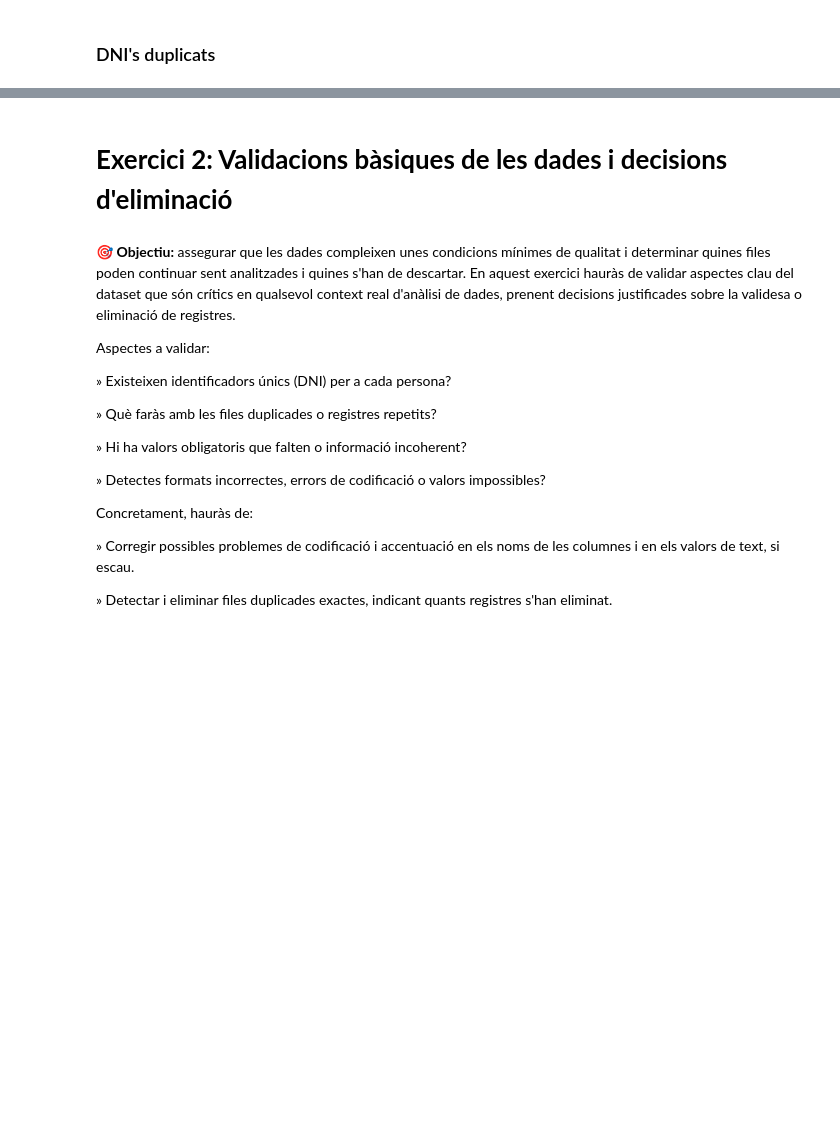
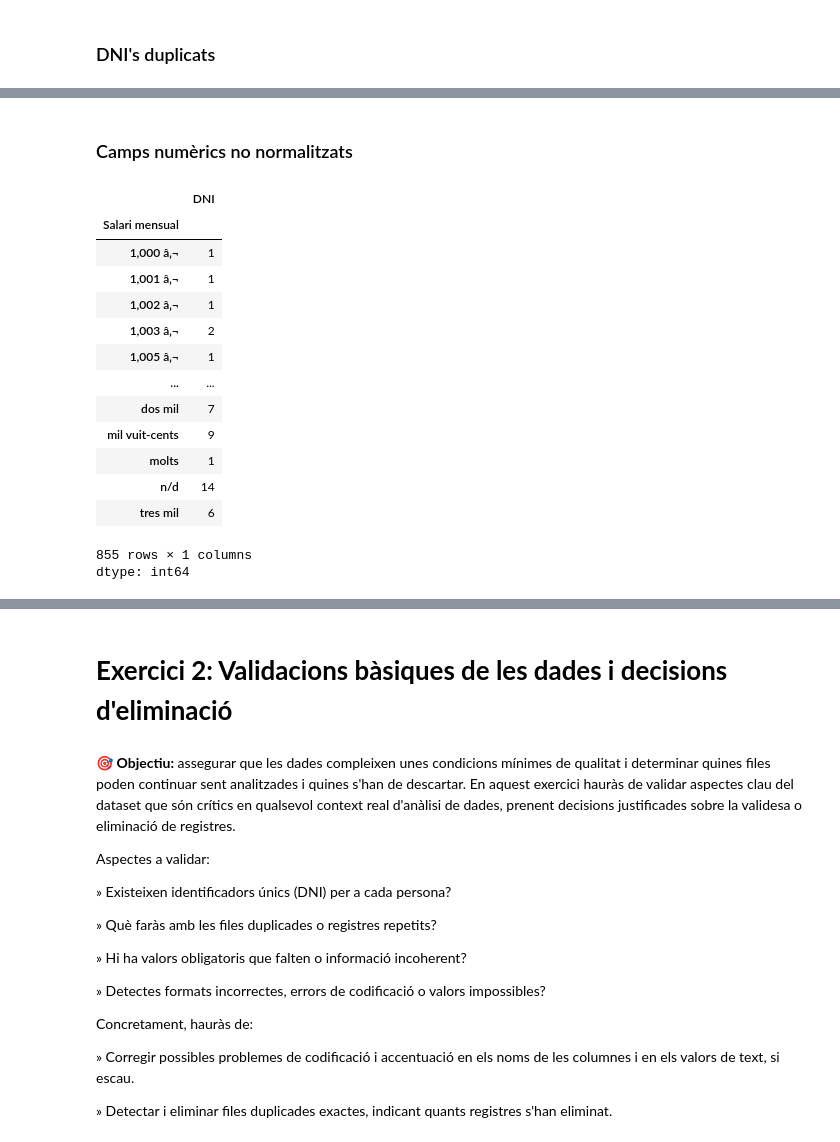
Before and after one commit to roser740/Data-Analytics, a Jupyter notebook: TASQUES S8/TS8_01_roser_carrera.ipynb, the cells around one changed output, grey strips where cells are left out. Drawn from its saved outputs; the diff is of its cells as text; code cells hidden in the pictures; blank space fills up the shorter version.

```diff
--- a/TASQUES S8/TS8_01_roser_carrera.ipynb
+++ b/TASQUES S8/TS8_01_roser_carrera.ipynb
@@ -184,0 +204,20 @@ DNI's duplicats
+# %% [markdown]
+### Camps numèrics no normalitzats
+# %%
+df.groupby(['Salari mensual'])['DNI'].count()
+# %% [output]
+|  | DNI |
+| Salari mensual |  |
+| 1,000 â‚¬ | 1 |
+| 1,001 â‚¬ | 1 |
+| 1,002 â‚¬ | 1 |
+| 1,003 â‚¬ | 2 |
+| 1,005 â‚¬ | 1 |
+| ... | ... |
+| dos mil | 7 |
+| mil vuit-cents | 9 |
+| molts | 1 |
+| n/d | 14 |
+| tres mil | 6 |
+855 rows × 1 columns
+dtype: int64
```
Also changed, not shown: parts of 21 cells of this notebook.
